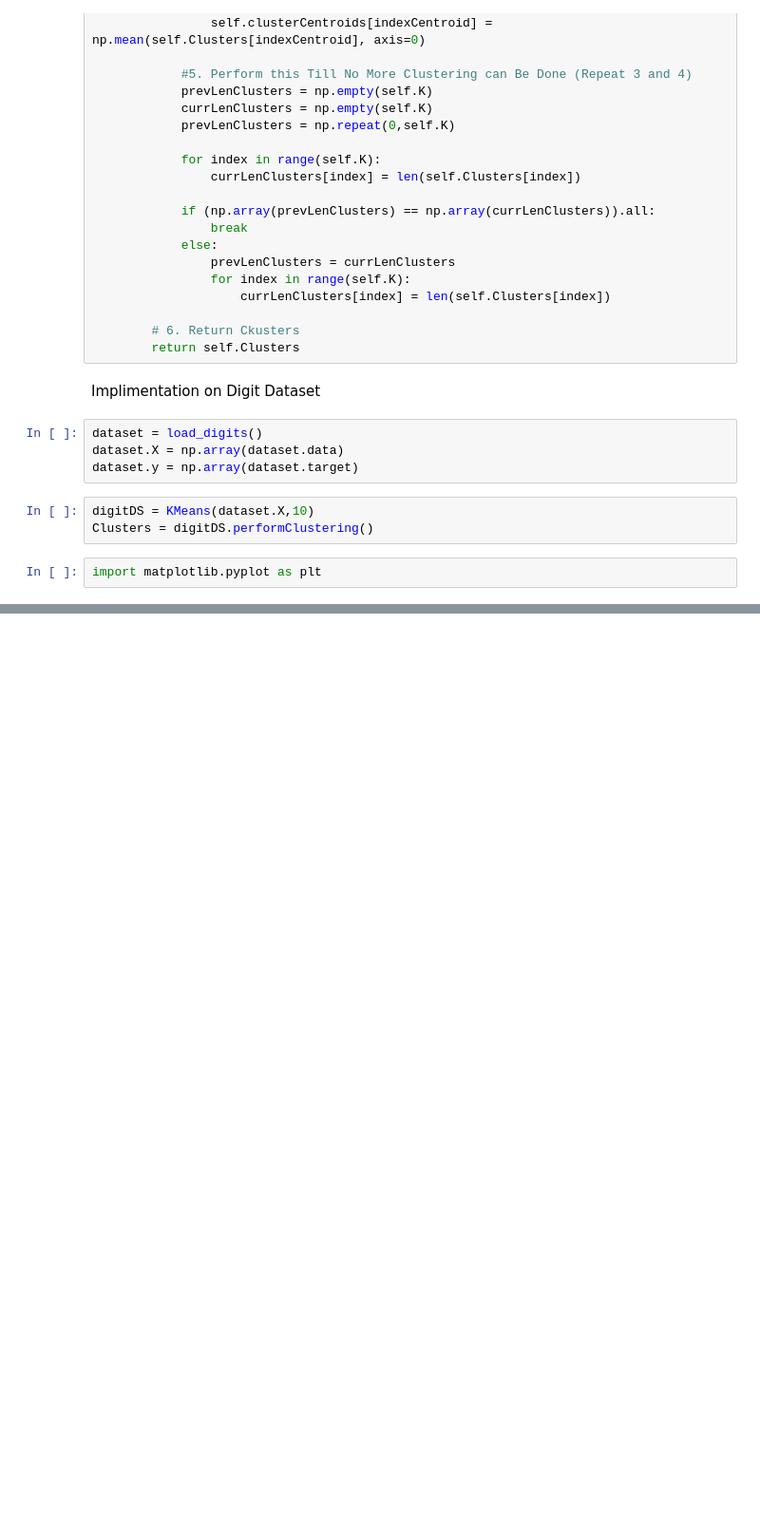
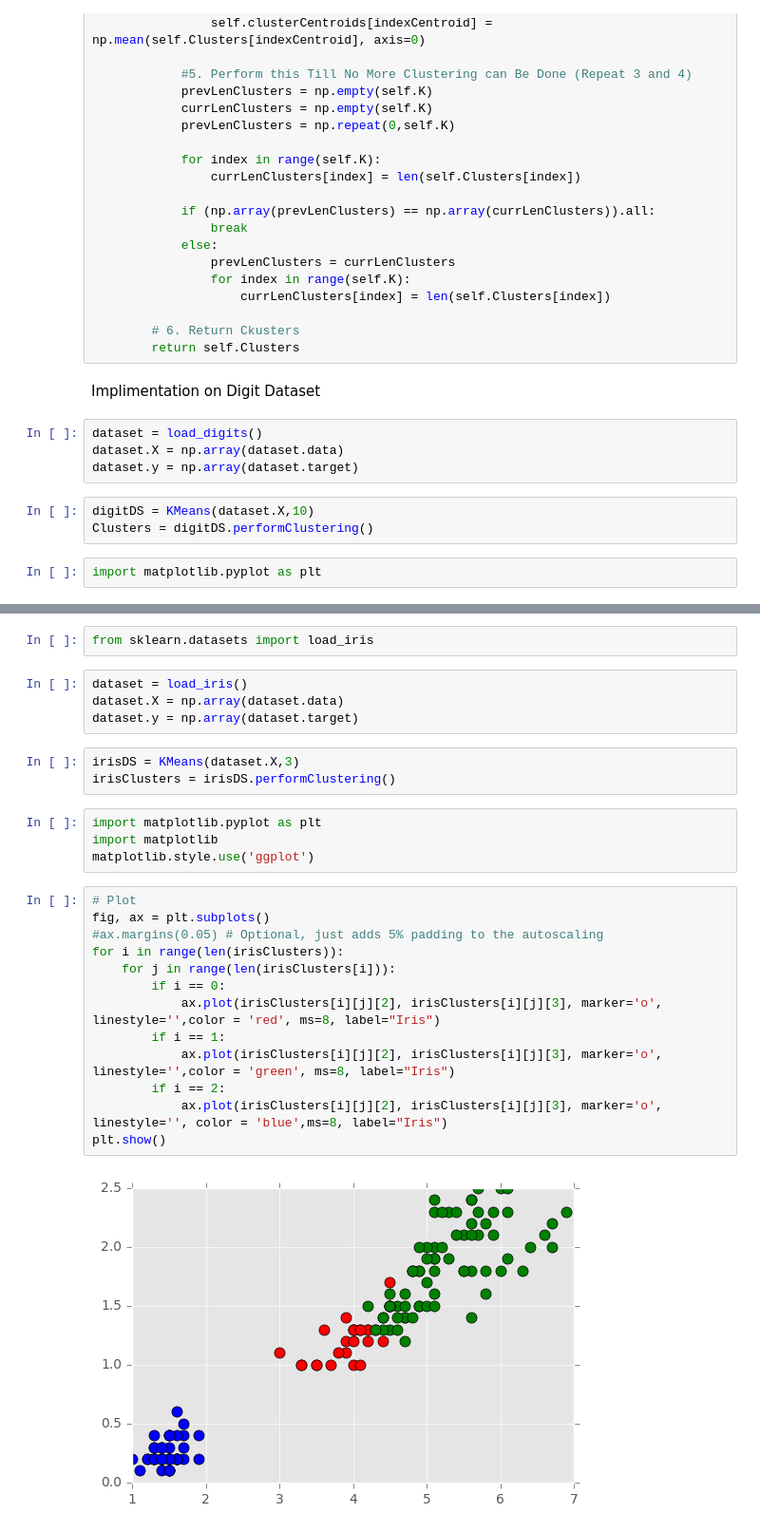
Before and after one commit to nikhiltarte/K-Means, a Jupyter notebook: KMeans.ipynb, the cells around one changed output, grey strips where cells are left out. Shown at 95% size. Cells and saved outputs as stored; diff of their text form; blank space fills up the shorter version.

Commit message:
Implemented of Digits Dataset
Added Plots for Iris Representation as Clusters.

```diff
--- a/KMeans.ipynb
+++ b/KMeans.ipynb
@@ -95,0 +96,28 @@ for i in range(10):
+# %%
+from sklearn.datasets import load_iris
+# %%
+dataset = load_iris()
+dataset.X = np.array(dataset.data)
+dataset.y = np.array(dataset.target)
+# %%
+irisDS = KMeans(dataset.X,3)
+irisClusters = irisDS.performClustering()
+# %%
+import matplotlib.pyplot as plt
+import matplotlib
+matplotlib.style.use('ggplot')
+# %%
+# Plot
+fig, ax = plt.subplots()
+#ax.margins(0.05) # Optional, just adds 5% padding to the autoscaling
+for i in range(len(irisClusters)):
+    for j in range(len(irisClusters[i])):
+        if i == 0:
+            ax.plot(irisClusters[i][j][2], irisClusters[i][j][3], marker='o', linestyle='',color = 'red', ms=8, label="Iris")
+        if i == 1:
+            ax.plot(irisClusters[i][j][2], irisClusters[i][j][3], marker='o', linestyle='',color = 'green', ms=8, label="Iris")
+        if i == 2:
+            ax.plot(irisClusters[i][j][2], irisClusters[i][j][3], marker='o', linestyle='', color = 'blue',ms=8, label="Iris")
+plt.show()
+# %% [output]
+[figure, added]
```
Also changed, not shown: parts of 1 cell of this notebook.
